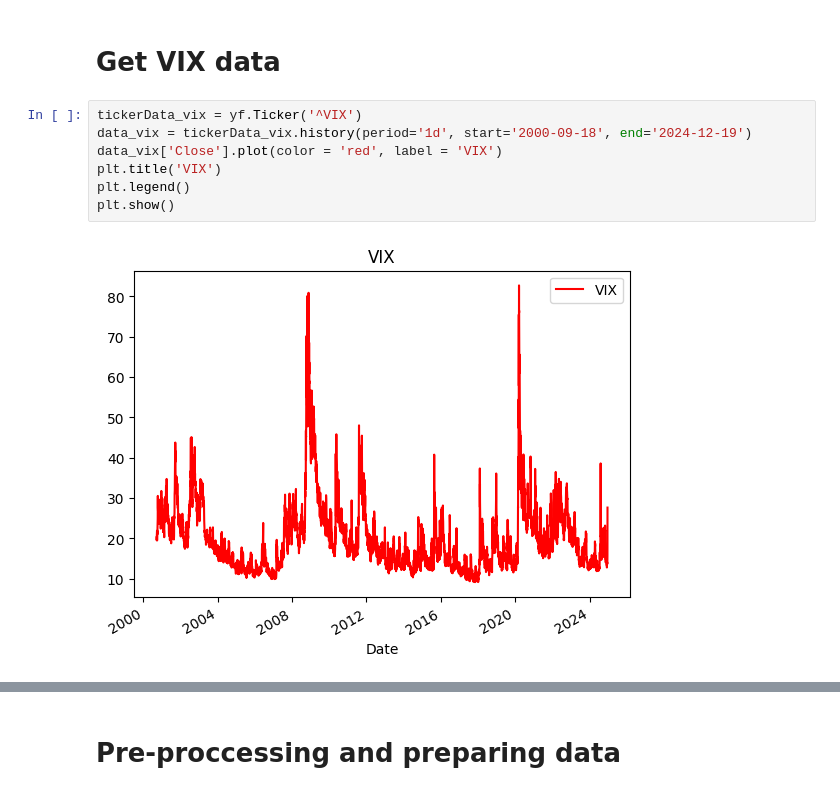
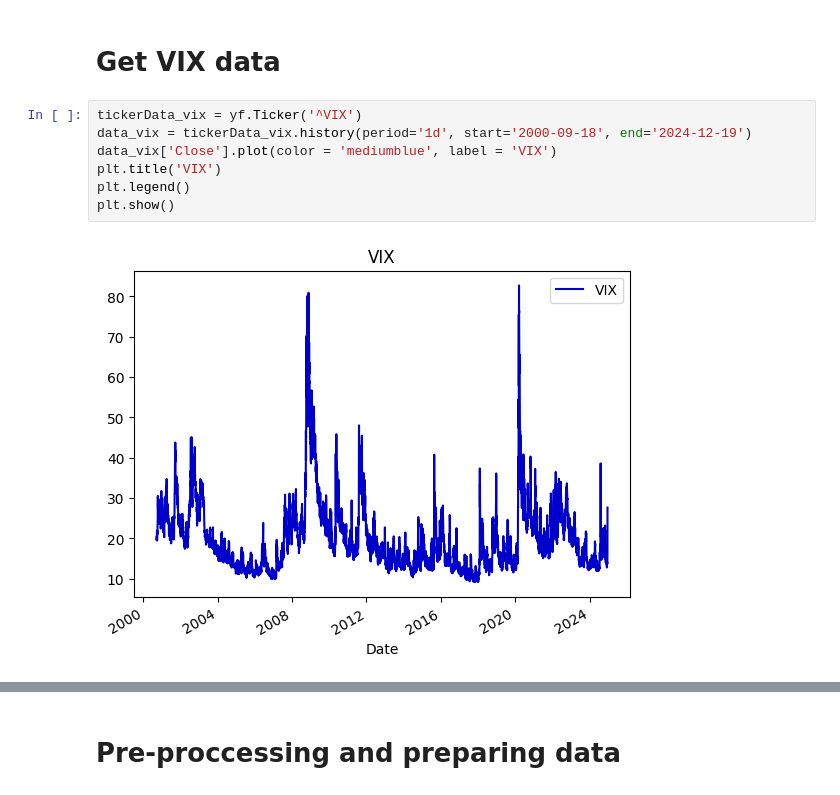
Before and after one commit to pbuitragoa33/NASDAQ-Change-Prediction, a Jupyter notebook: dataNQ.ipynb, the cells around one changed output, grey strips where cells are left out. Cells and saved outputs as stored; diff of their text form.

```diff
--- a/dataNQ.ipynb
+++ b/dataNQ.ipynb
@@ -21,9 +21,9 @@ plt.show()
 # %%
 tickerData_vix = yf.Ticker('^VIX')
 data_vix = tickerData_vix.history(period='1d', start='2000-09-18', end='2024-12-19')
-data_vix['Close'].plot(color = 'red', label = 'VIX')
+data_vix['Close'].plot(color = 'mediumblue', label = 'VIX')
 plt.title('VIX')
 plt.legend()
 plt.show()
 # %% [output]
-[figure, old version]
+[figure, new version]
```
Also changed, not shown: parts of 21 cells of this notebook.
